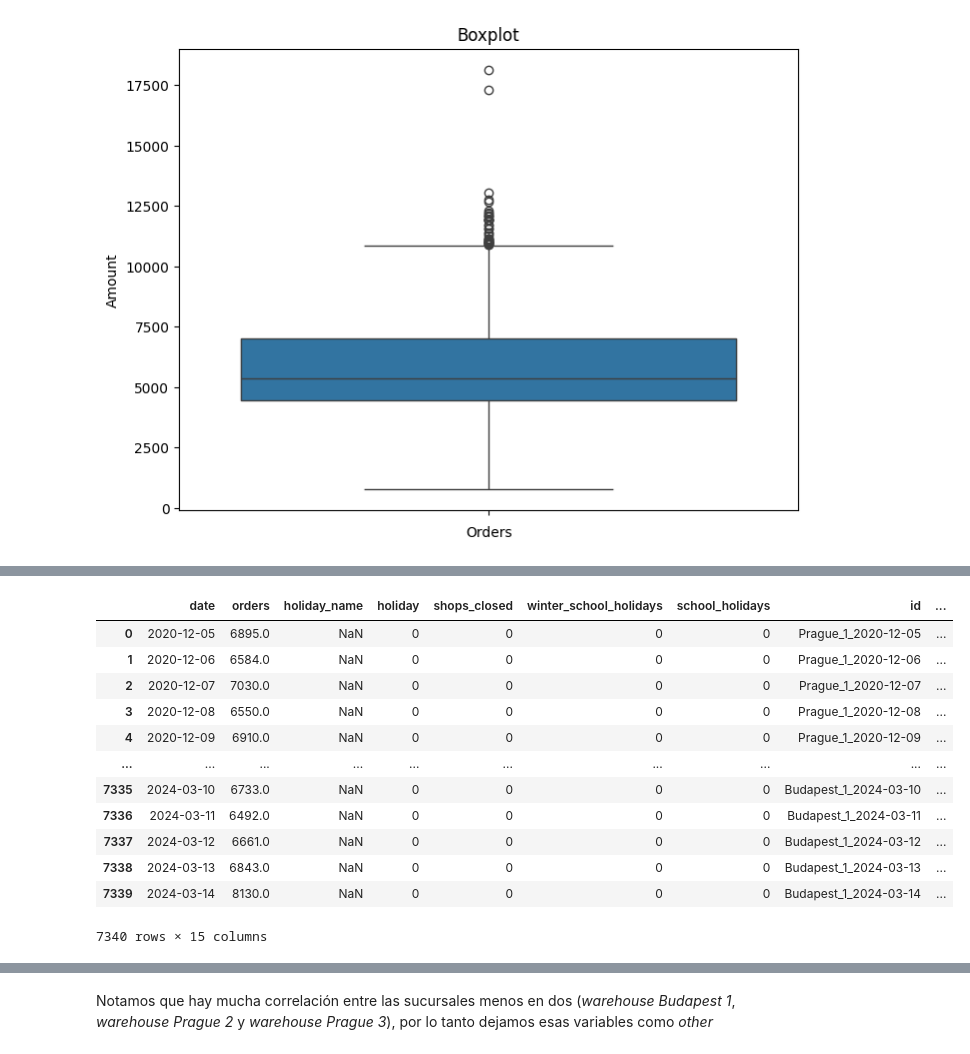
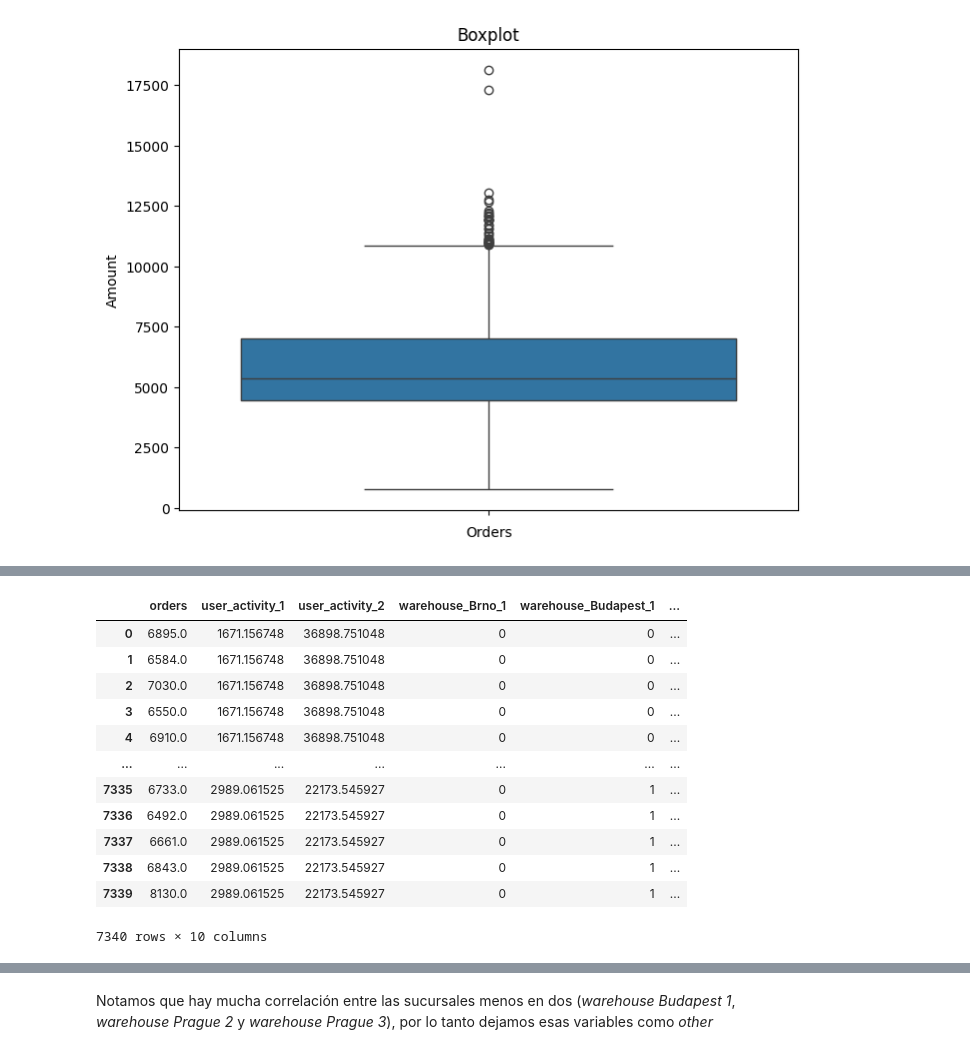
Before and after one commit to Manuel-Pol/Rohlik-orders-challenge, a Jupyter notebook: visus.ipynb, the cells around one changed output, grey strips where cells are left out. Drawn from its saved outputs; the diff is of its cells as text; code cells hidden in the pictures.

```diff
--- a/visus.ipynb
+++ b/visus.ipynb
@@ -220,19 +217,20 @@ See the caveats in the documentation: https://pandas.pydata.org/pandas-docs/stab
 7340 rows × 2 columns
 # %%
-df_clean = pd.concat([df_clean.drop('warehouse', axis=1), pd.get_dummies(df_clean.warehouse).astype('int').add_prefix('warehouse_')], axis=1)
-df_clean
+# Reemplazamos warehouse por sus variables dummies a la vez que quitamos el resto de variables
+df_warehouses = pd.concat([df_clean.drop(["warehouse", "holiday", "holiday_name", 'date', 'id', "shops_closed", "school_holidays", "winter_school_holidays"], axis=1), pd.get_dummies(df_clean.warehouse).astype('int').add_prefix('warehouse_')], axis=1)
+df_warehouses
 # %% [output]
-|  | date | orders | holiday_name | holiday | shops_closed | winter_school_holidays | school_holidays | id | ... |
-| 0 | 2020-12-05 | 6895.0 | NaN | 0 | 0 | 0 | 0 | Prague_1_2020-12-05 | ... |
-| 1 | 2020-12-06 | 6584.0 | NaN | 0 | 0 | 0 | 0 | Prague_1_2020-12-06 | ... |
-| 2 | 2020-12-07 | 7030.0 | NaN | 0 | 0 | 0 | 0 | Prague_1_2020-12-07 | ... |
-| 3 | 2020-12-08 | 6550.0 | NaN | 0 | 0 | 0 | 0 | Prague_1_2020-12-08 | ... |
-| 4 | 2020-12-09 | 6910.0 | NaN | 0 | 0 | 0 | 0 | Prague_1_2020-12-09 | ... |
-| ... | ... | ... | ... | ... | ... | ... | ... | ... | ... |
-| 7335 | 2024-03-10 | 6733.0 | NaN | 0 | 0 | 0 | 0 | Budapest_1_2024-03-10 | ... |
-| 7336 | 2024-03-11 | 6492.0 | NaN | 0 | 0 | 0 | 0 | Budapest_1_2024-03-11 | ... |
-| 7337 | 2024-03-12 | 6661.0 | NaN | 0 | 0 | 0 | 0 | Budapest_1_2024-03-12 | ... |
-| 7338 | 2024-03-13 | 6843.0 | NaN | 0 | 0 | 0 | 0 | Budapest_1_2024-03-13 | ... |
-| 7339 | 2024-03-14 | 8130.0 | NaN | 0 | 0 | 0 | 0 | Budapest_1_2024-03-14 | ... |
+|  | orders | user_activity_1 | user_activity_2 | warehouse_Brno_1 | warehouse_Budapest_1 | ... |
+| 0 | 6895.0 | 1671.156748 | 36898.751048 | 0 | 0 | ... |
+| 1 | 6584.0 | 1671.156748 | 36898.751048 | 0 | 0 | ... |
+| 2 | 7030.0 | 1671.156748 | 36898.751048 | 0 | 0 | ... |
+| 3 | 6550.0 | 1671.156748 | 36898.751048 | 0 | 0 | ... |
+| 4 | 6910.0 | 1671.156748 | 36898.751048 | 0 | 0 | ... |
+| ... | ... | ... | ... | ... | ... | ... |
+| 7335 | 6733.0 | 2989.061525 | 22173.545927 | 0 | 1 | ... |
+| 7336 | 6492.0 | 2989.061525 | 22173.545927 | 0 | 1 | ... |
+| 7337 | 6661.0 | 2989.061525 | 22173.545927 | 0 | 1 | ... |
+| 7338 | 6843.0 | 2989.061525 | 22173.545927 | 0 | 1 | ... |
+| 7339 | 8130.0 | 2989.061525 | 22173.545927 | 0 | 1 | ... |
-7340 rows × 15 columns
+7340 rows × 10 columns
 # %%
```
Also changed, not shown: parts of 40 cells of this notebook.
